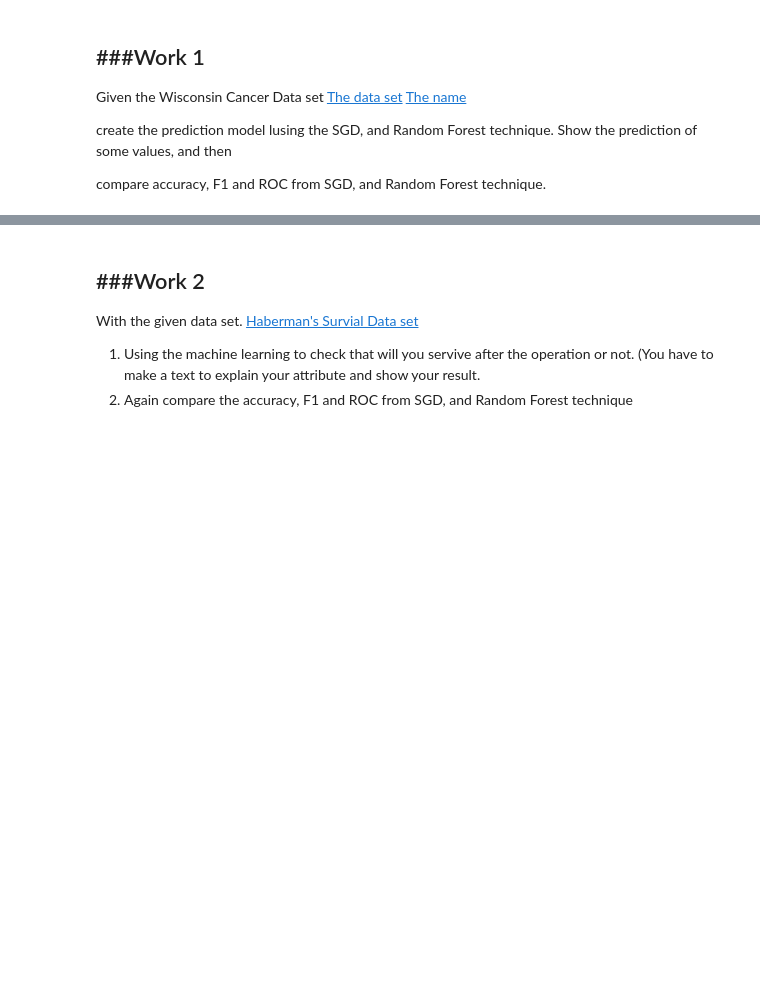
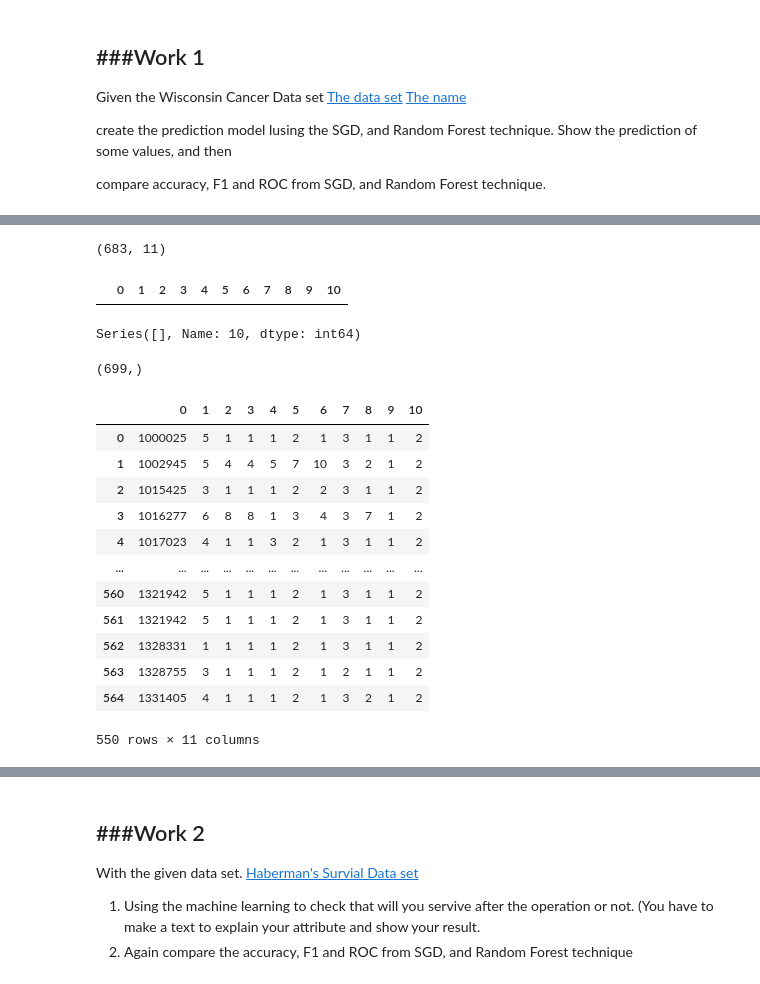
Before and after one commit to beaw21/Demo, a Jupyter notebook: test.04/07_Intro_to_Scikit_Learn_Student.ipynb, the cells around one changed output, grey strips where cells are left out. Cells and saved outputs as stored; diff of their text form; code cells hidden in the pictures; blank space fills up the shorter version.

```diff
--- a/test.04/07_Intro_to_Scikit_Learn_Student.ipynb
+++ b/test.04/07_Intro_to_Scikit_Learn_Student.ipynb
@@ -488,4 +493,4 @@ compare accuracy, F1 and ROC from SGD, and Random Forest technique.
 import pandas as pd
 import numpy as np
 # %%
-df = pd.read_csv('ex/breast-cancer-wisconsin.data' , header=None)
+df = pd.read_csv('breast-cancer-wisconsin.data' , header=None)
@@ -503,11 +520,35 @@ X = frame_non_na.replace("?" , np.nan)
 X = X.dropna()
 # %%
 X.shape
+# %% [output]
+(683, 11)
 # %%
 X[X.isnull().any(axis=1)]
+# %% [output]
+|  | 0 | 1 | 2 | 3 | 4 | 5 | 6 | 7 | 8 | 9 | 10 |
 # %%
 y[y.isnull()]
+# %% [output]
+Series([], Name: 10, dtype: int64)
 # %%
 y.shape
+# %% [output]
+(699,)
 # %%
 X_train ,X_test ,y_train , y_test = X[:550], X[550:],y[:550],y[550:]
+# %%
+X_train
+# %% [output]
+|  | 0 | 1 | 2 | 3 | 4 | 5 | 6 | 7 | 8 | 9 | 10 |
+| 0 | 1000025 | 5 | 1 | 1 | 1 | 2 | 1 | 3 | 1 | 1 | 2 |
+| 1 | 1002945 | 5 | 4 | 4 | 5 | 7 | 10 | 3 | 2 | 1 | 2 |
+| 2 | 1015425 | 3 | 1 | 1 | 1 | 2 | 2 | 3 | 1 | 1 | 2 |
+| 3 | 1016277 | 6 | 8 | 8 | 1 | 3 | 4 | 3 | 7 | 1 | 2 |
+| 4 | 1017023 | 4 | 1 | 1 | 3 | 2 | 1 | 3 | 1 | 1 | 2 |
+| ... | ... | ... | ... | ... | ... | ... | ... | ... | ... | ... | ... |
+| 560 | 1321942 | 5 | 1 | 1 | 1 | 2 | 1 | 3 | 1 | 1 | 2 |
+| 561 | 1321942 | 5 | 1 | 1 | 1 | 2 | 1 | 3 | 1 | 1 | 2 |
+| 562 | 1328331 | 1 | 1 | 1 | 1 | 2 | 1 | 3 | 1 | 1 | 2 |
+| 563 | 1328755 | 3 | 1 | 1 | 1 | 2 | 1 | 2 | 1 | 1 | 2 |
+| 564 | 1331405 | 4 | 1 | 1 | 1 | 2 | 1 | 3 | 2 | 1 | 2 |
+550 rows × 11 columns
```
Also changed, not shown: parts of 17 cells of this notebook, 2 other files.
